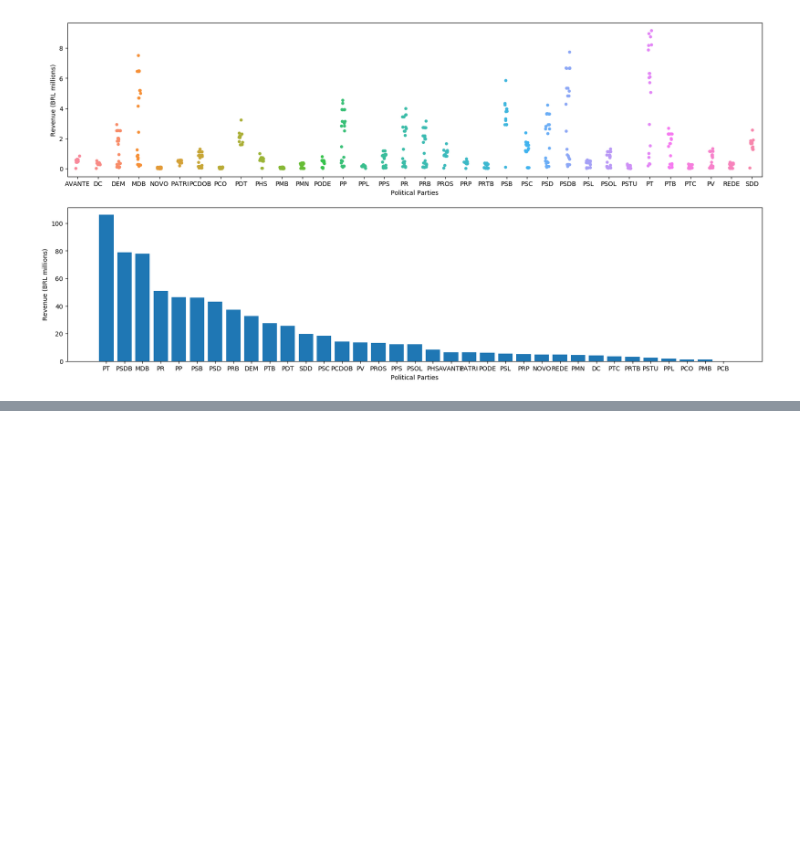
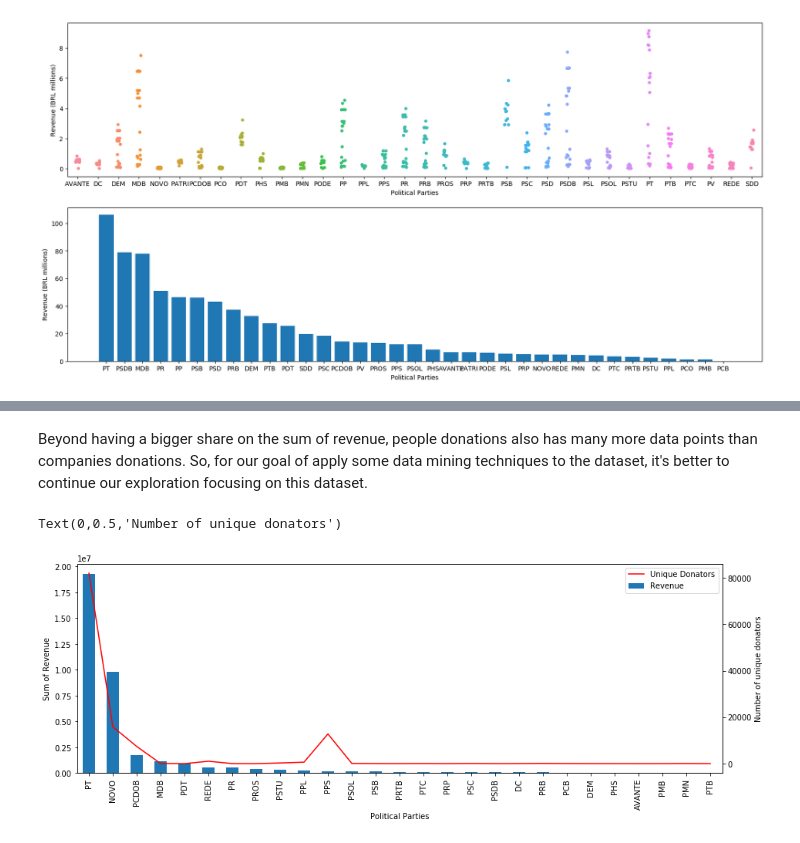
Before and after one commit to aiquis/political-parties-revenue, a Jupyter notebook: Political Parties Funding - Exploratory Analysis.ipynb, the cells around one changed output, grey strips where cells are left out. Saved outputs shown, nothing was run; the diff lists cells and outputs as text; code cells hidden in the pictures; blank space fills up the shorter version.

```diff
--- a/Political Parties Funding - Exploratory Analysis.ipynb
+++ b/Political Parties Funding - Exploratory Analysis.ipynb
@@ -556,0 +663,31 @@ As discussed in this analysis so far, we saw that most of the revenue of Brazili
+# %% [markdown]
+Beyond having a bigger share on the sum of revenue, people donations also has many more data points than companies donations. So, for our goal of apply some data mining techniques to the dataset, it's better to continue our exploration focusing on this dataset.
+# %%
+# Which parties receive more from people donations and how many people donate to them?
+
+# Build a df with the sum of physical person donation and total of unique donators
+# Using the "raw" revenue because if we use the revenue coverted to millions the smallers values won't be added to the sum
+doacoes_pf_partido = doacoes_pf[['SG_PARTIDO', 'VR_RECEITA', 'NR_CPF_CNPJ_DOADOR']]
+doacoes_pf_partido = doacoes_pf_partido.groupby(['SG_PARTIDO']).agg(
+    {"VR_RECEITA": np.sum, "NR_CPF_CNPJ_DOADOR": pd.Series.nunique}).reset_index()
+doacoes_pf_partido.set_index('SG_PARTIDO', inplace=True)
+# Sorting the df by revenue
+doacoes_pf_partido.sort_values(by='VR_RECEITA', ascending=False, inplace=True)
+
+# Plotting both metrics of the df built above
+fig = plt.figure(figsize=(15, 5))
+
+ax = fig.add_subplot(111)
+ax2 = ax.twinx()
+
+doacoes_pf_partido.VR_RECEITA.plot(kind='bar', color=('#1F77B4'), ax=ax, label='Revenue')
+doacoes_pf_partido.NR_CPF_CNPJ_DOADOR.plot(kind='line', color='red', ax=ax2)
+
+ax.plot(np.nan, '-r', label = 'Unique Donators') # Trick to show ax2 in the legend with ax
+ax.legend(loc=0)
+ax.set_xlabel('Political Parties')
+ax.set_ylabel('Sum of Revenue')
+ax2.set_ylabel('Number of unique donators')
+# %% [output]
+Text(0,0.5,'Number of unique donators')
+[figure, added]
```
Also changed, not shown: parts of 19 cells of this notebook.
